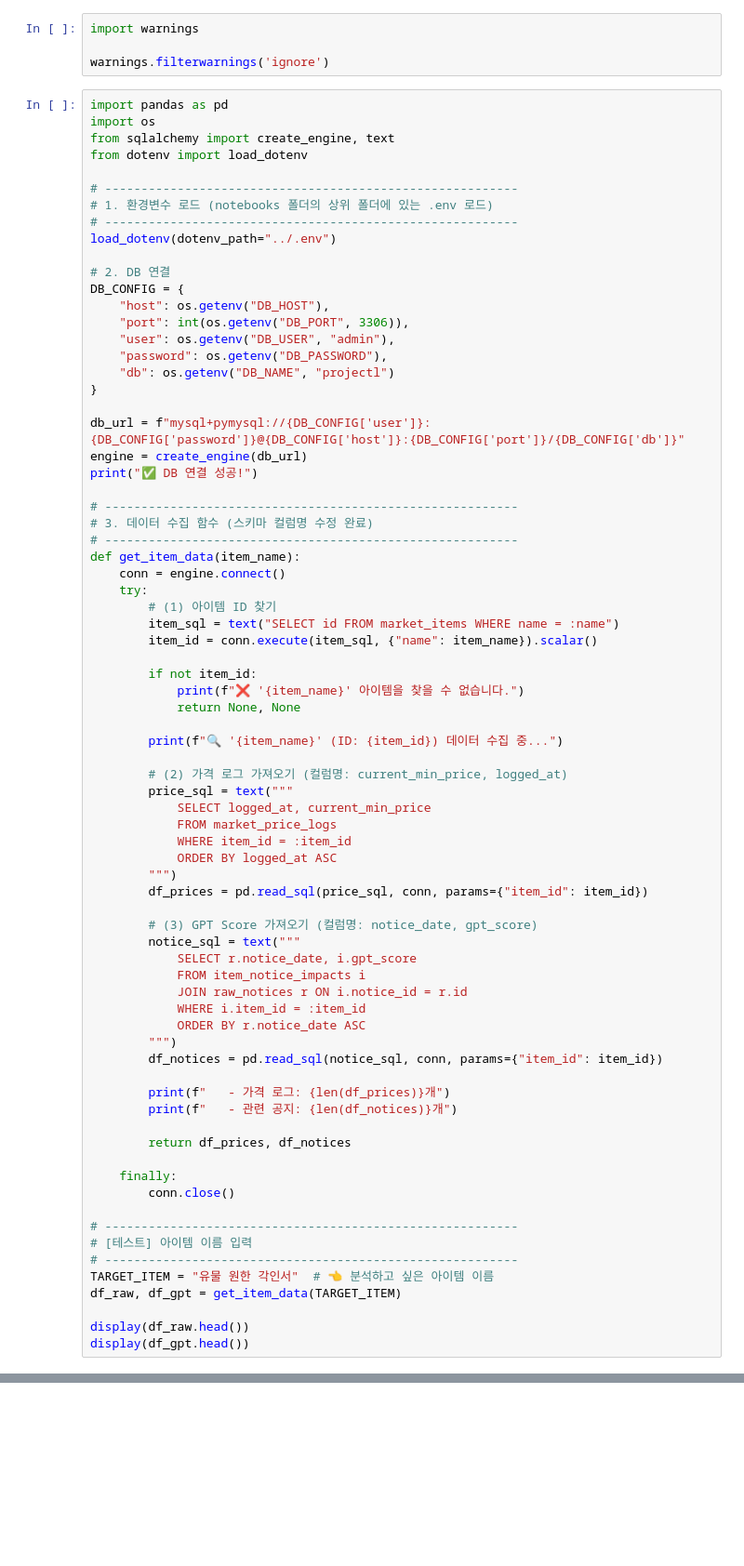
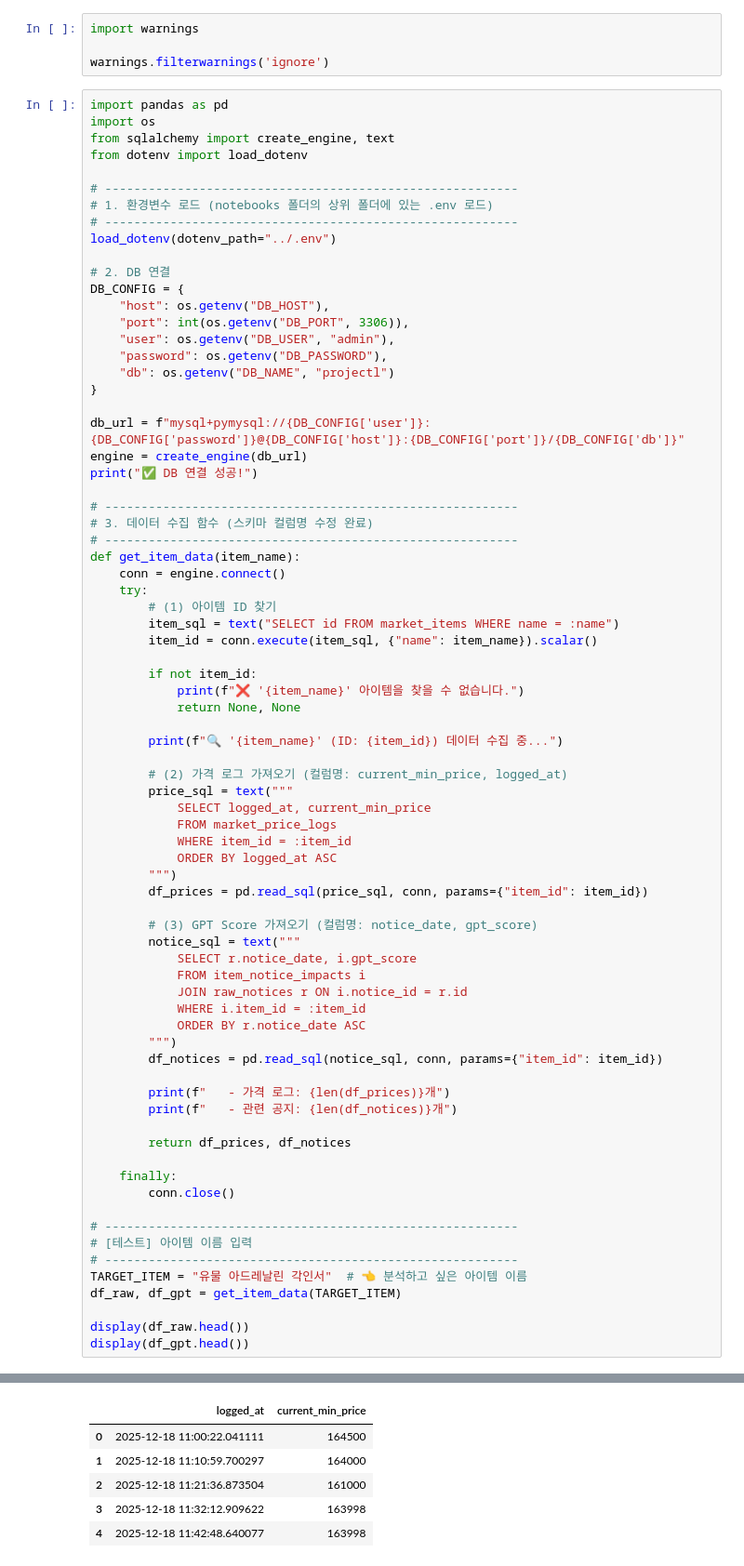
Before and after one commit to PhorinKid/prophet-asset-forecast, a Jupyter notebook: notebook/6.앙상블 점수.ipynb, the cells around one changed output, grey strips where cells are left out. Shown at 93% size. Cells and saved outputs as stored; diff of their text form; blank space fills up the shorter version.

```diff
--- a/notebook/6.앙상블 점수.ipynb
+++ b/notebook/6.앙상블 점수.ipynb
@@ -72,8 +72,9 @@ def get_item_data(item_name):
 # ---------------------------------------------------------
 # [테스트] 아이템 이름 입력
 # ---------------------------------------------------------
-TARGET_ITEM = "유물 원한 각인서"  # 👈 분석하고 싶은 아이템 이름
+TARGET_ITEM = "유물 아드레날린 각인서"  # 👈 분석하고 싶은 아이템 이름
 df_raw, df_gpt = get_item_data(TARGET_ITEM)
 
 display(df_raw.head())
 display(df_gpt.head())
+# %% [output]
@@ -79,0 +85,6 @@ display(df_gpt.head())
+|  | logged_at | current_min_price |
+| 0 | 2025-12-18 11:00:22.041111 | 164500 |
+| 1 | 2025-12-18 11:10:59.700297 | 164000 |
+| 2 | 2025-12-18 11:21:36.873504 | 161000 |
+| 3 | 2025-12-18 11:32:12.909622 | 163998 |
+| 4 | 2025-12-18 11:42:48.640077 | 163998 |
```
Also changed, not shown: parts of 9 cells of this notebook.
